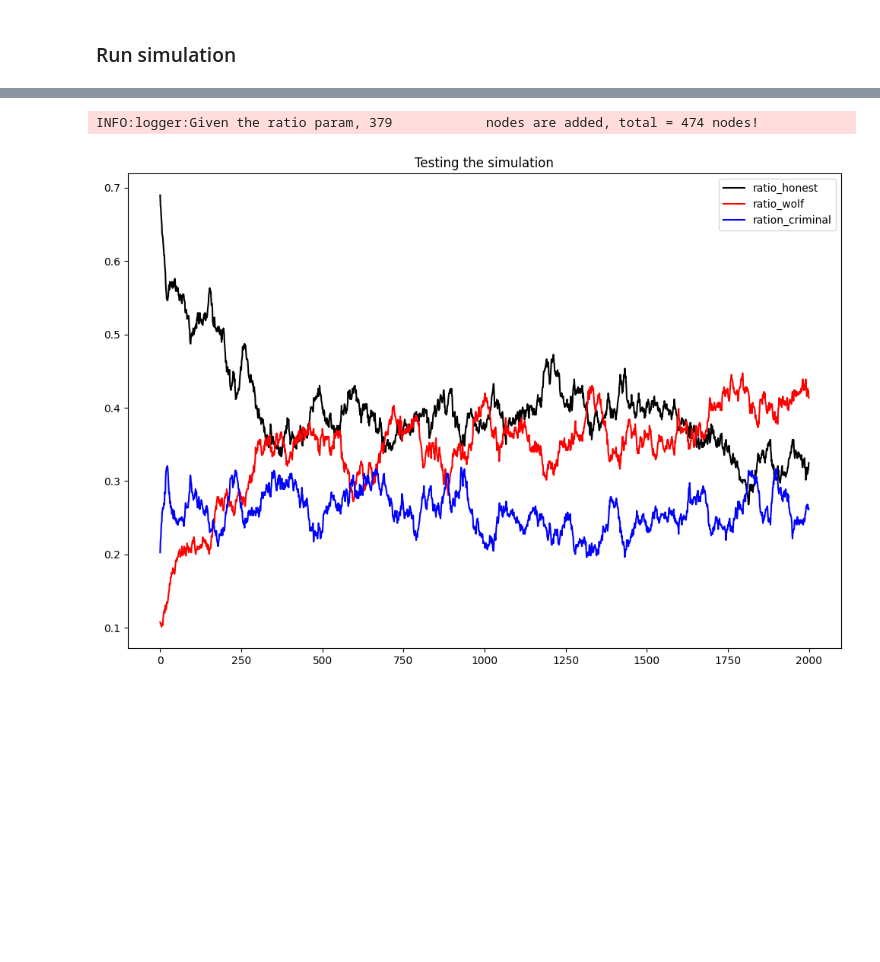
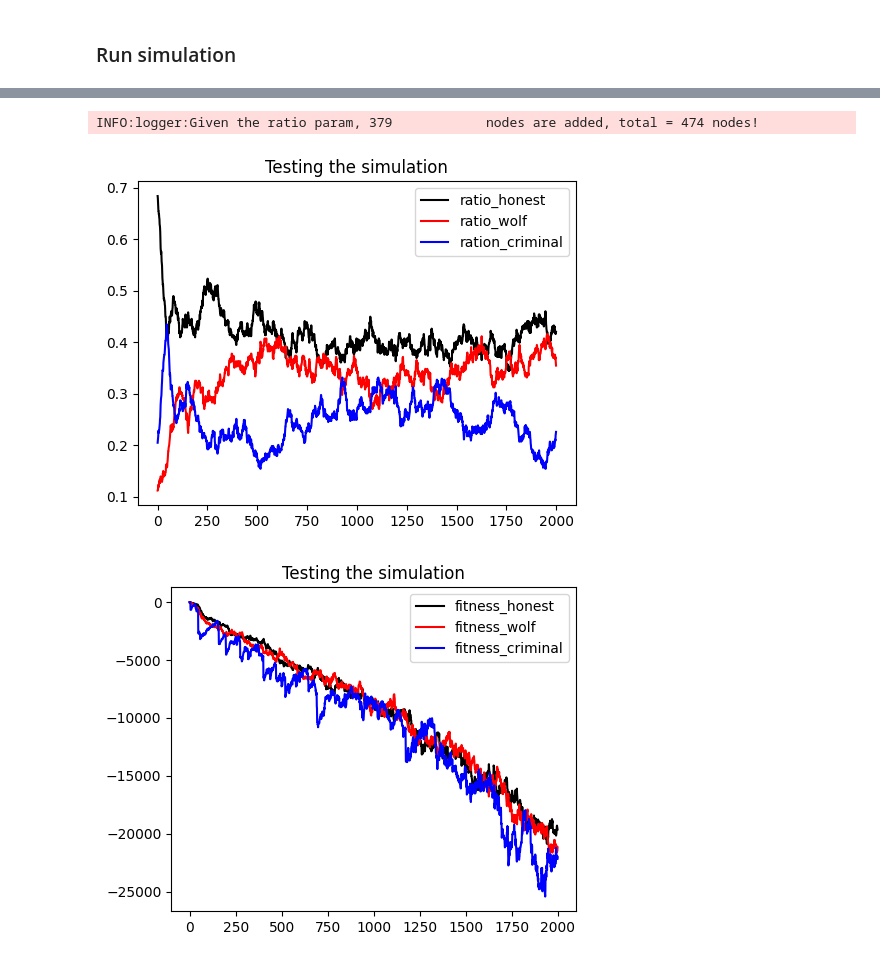
Before and after one commit to LouisWW/criminal_network_analysis, a Jupyter notebook: src/results/notebooks/Sim_mart_vaq_res.ipynb, the cells around one changed output, grey strips where cells are left out. Drawn from its saved outputs; the diff is of its cells as text; code cells hidden in the pictures; blank space fills up the shorter version.

```diff
--- a/src/results/notebooks/Sim_mart_vaq_res.ipynb
+++ b/src/results/notebooks/Sim_mart_vaq_res.ipynb
@@ -234,18 +265,29 @@ INFO:logger:Given the ratio param, 380            nodes are added, total = 475 n
 # %%
 # Run simulation 2
 gt_network = NetworkConverter.nx_to_gt(nx_network)
 simulators = SimMartVaq(
-    network=gt_network, ratio_honest=0.7, ratio_wolf=0.1, beta_s=5000, beta_h=5000
+    network=gt_network,
+    ratio_honest=0.7,
+    ratio_wolf=0.1,
+    beta_s=5000,
+    beta_h=10000,
+    beta_c=5000,
 )
 network, data_collector = simulators.play(network=simulators.network, rounds=2000)
 # Show the data
-ax = plotter.plot_lines(
+ax_0 = plotter.plot_lines(
     dict_data=data_collector,
     data_to_plot=["ratio_honest", "ratio_wolf", "ration_criminal"],
     title="Testing the simulation",
 )
-ax.legend()
+
+ax_1 = plotter.plot_lines(
+    dict_data=data_collector,
+    data_to_plot=["fitness_honest", "fitness_wolf", "fitness_criminal"],
+    title="Testing the simulation",
+)
 plt.show()
 # %% [output]
 INFO:logger:Given the ratio param, 379            nodes are added, total = 474 nodes!
-[figure, old version]
+[figure, new version]
+[figure, added]
```
Also changed, not shown: parts of 11 cells of this notebook, 2 other files.
